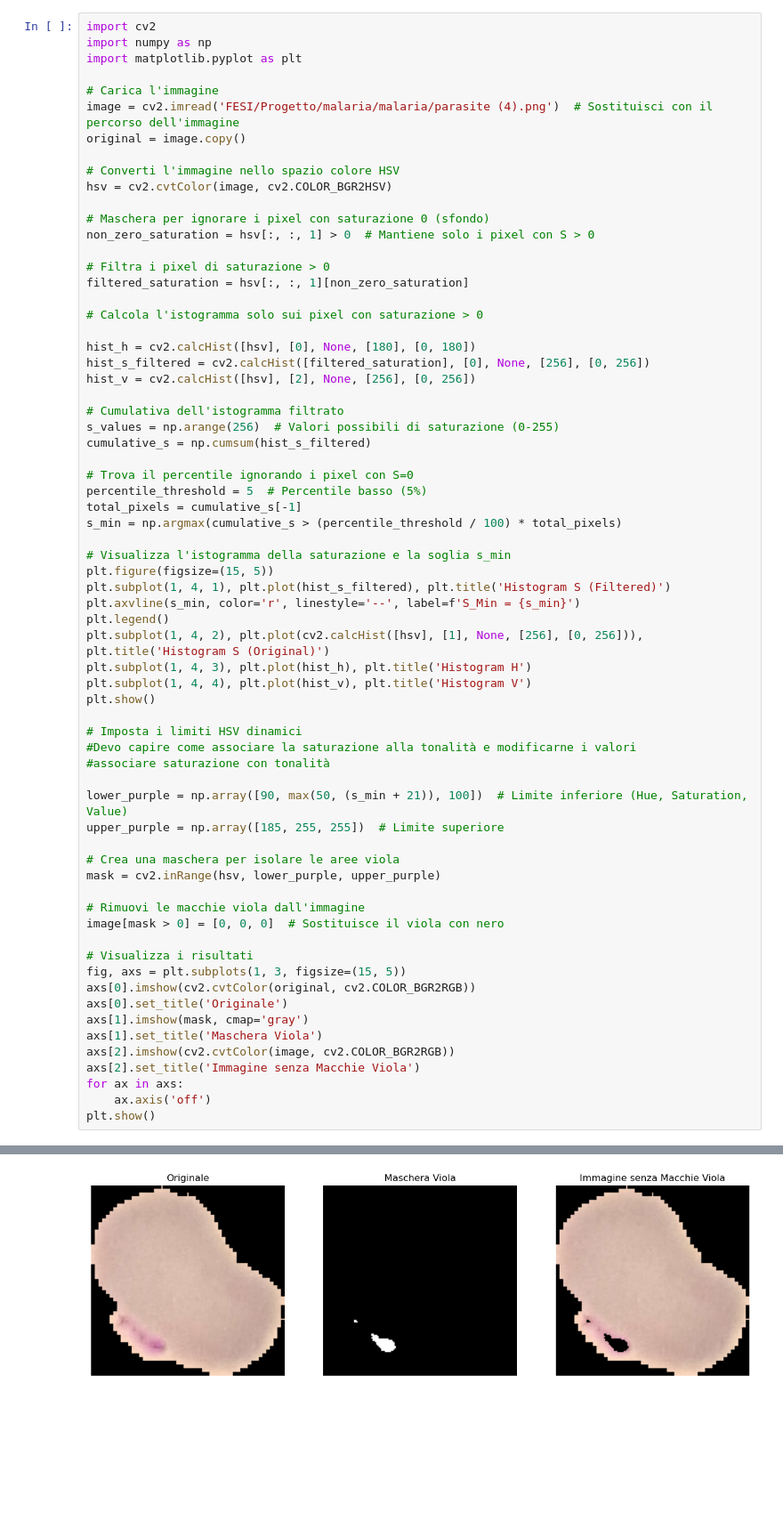
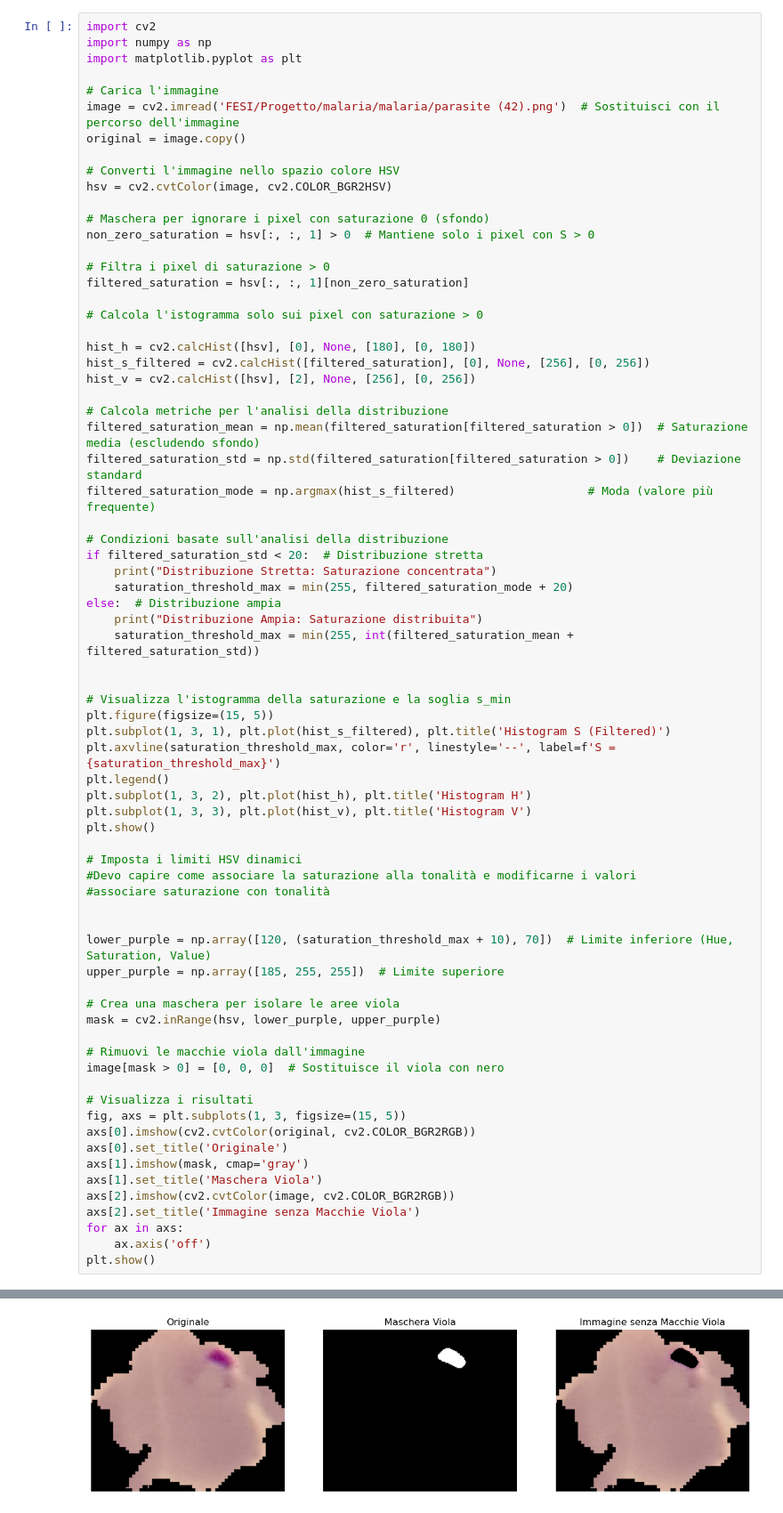
Before and after one commit to GiuuGpEEp/TerzoAnnoUni, a Jupyter notebook: FESI/Progetto/remove_purple_spots.ipynb, the cells around one changed output, grey strips where cells are left out. Shown at 89% size. Saved outputs shown, nothing was run; the diff lists cells and outputs as text; blank space fills up the shorter version.

Commit message:
FESI

```diff
--- a/FESI/Progetto/remove_purple_spots.ipynb
+++ b/FESI/Progetto/remove_purple_spots.ipynb
@@ -4,7 +4,7 @@ import numpy as np
 import matplotlib.pyplot as plt
 
 # Carica l'immagine
-image = cv2.imread('FESI/Progetto/malaria/malaria/parasite (4).png')  # Sostituisci con il percorso dell'immagine
+image = cv2.imread('FESI/Progetto/malaria/malaria/parasite (42).png')  # Sostituisci con il percorso dell'immagine
 original = image.copy()
 
 # Converti l'immagine nello spazio colore HSV
@@ -22,30 +22,35 @@ hist_h = cv2.calcHist([hsv], [0], None, [180], [0, 180])
 hist_s_filtered = cv2.calcHist([filtered_saturation], [0], None, [256], [0, 256])
 hist_v = cv2.calcHist([hsv], [2], None, [256], [0, 256])
 
-# Cumulativa dell'istogramma filtrato
-s_values = np.arange(256)  # Valori possibili di saturazione (0-255)
-cumulative_s = np.cumsum(hist_s_filtered)
+# Calcola metriche per l'analisi della distribuzione
+filtered_saturation_mean = np.mean(filtered_saturation[filtered_saturation > 0])  # Saturazione media (escludendo sfondo)
+filtered_saturation_std = np.std(filtered_saturation[filtered_saturation > 0])    # Deviazione standard
+filtered_saturation_mode = np.argmax(hist_s_filtered)                   # Moda (valore più frequente)
 
-# Trova il percentile ignorando i pixel con S=0
-percentile_threshold = 5  # Percentile basso (5%)
-total_pixels = cumulative_s[-1]
-s_min = np.argmax(cumulative_s > (percentile_threshold / 100) * total_pixels)
+# Condizioni basate sull'analisi della distribuzione
+if filtered_saturation_std < 20:  # Distribuzione stretta
+    print("Distribuzione Stretta: Saturazione concentrata")
+    saturation_threshold_max = min(255, filtered_saturation_mode + 20)
+else:  # Distribuzione ampia
+    print("Distribuzione Ampia: Saturazione distribuita")
+    saturation_threshold_max = min(255, int(filtered_saturation_mean + filtered_saturation_std))
+
 
 # Visualizza l'istogramma della saturazione e la soglia s_min
 plt.figure(figsize=(15, 5))
-plt.subplot(1, 4, 1), plt.plot(hist_s_filtered), plt.title('Histogram S (Filtered)')
-plt.axvline(s_min, color='r', linestyle='--', label=f'S_Min = {s_min}')
+plt.subplot(1, 3, 1), plt.plot(hist_s_filtered), plt.title('Histogram S (Filtered)')
+plt.axvline(saturation_threshold_max, color='r', linestyle='--', label=f'S = {saturation_threshold_max}')
 plt.legend()
-plt.subplot(1, 4, 2), plt.plot(cv2.calcHist([hsv], [1], None, [256], [0, 256])), plt.title('Histogram S (Original)')
-plt.subplot(1, 4, 3), plt.plot(hist_h), plt.title('Histogram H')
-plt.subplot(1, 4, 4), plt.plot(hist_v), plt.title('Histogram V')
+plt.subplot(1, 3, 2), plt.plot(hist_h), plt.title('Histogram H')
+plt.subplot(1, 3, 3), plt.plot(hist_v), plt.title('Histogram V')
 plt.show()
 
 # Imposta i limiti HSV dinamici
 #Devo capire come associare la saturazione alla tonalità e modificarne i valori
 #associare saturazione con tonalità
 
-lower_purple = np.array([90, max(50, (s_min + 21)), 100])  # Limite inferiore (Hue, Saturation, Value)
+
+lower_purple = np.array([120, (saturation_threshold_max + 10), 70])  # Limite inferiore (Hue, Saturation, Value)
 upper_purple = np.array([185, 255, 255])  # Limite superiore
 
 # Crea una maschera per isolare le aree viola
@@ -70 +76 @@ plt.show()
-[figure, old version]
+[figure, new version]
```
Also changed, not shown: parts of 2 cells of this notebook.
